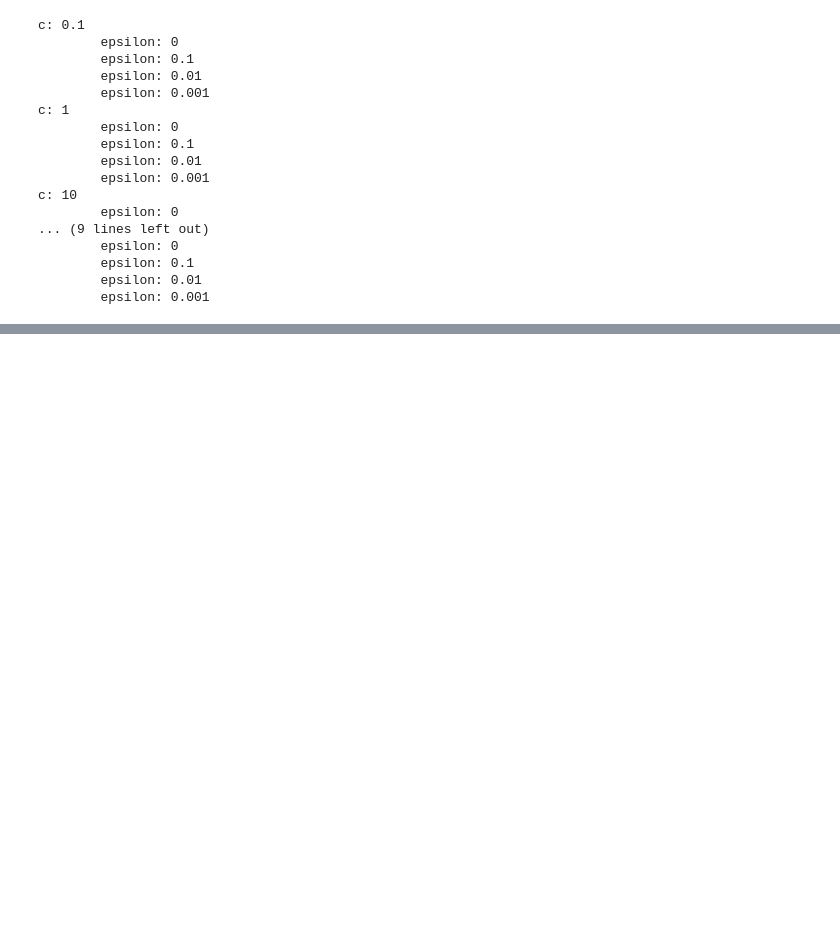
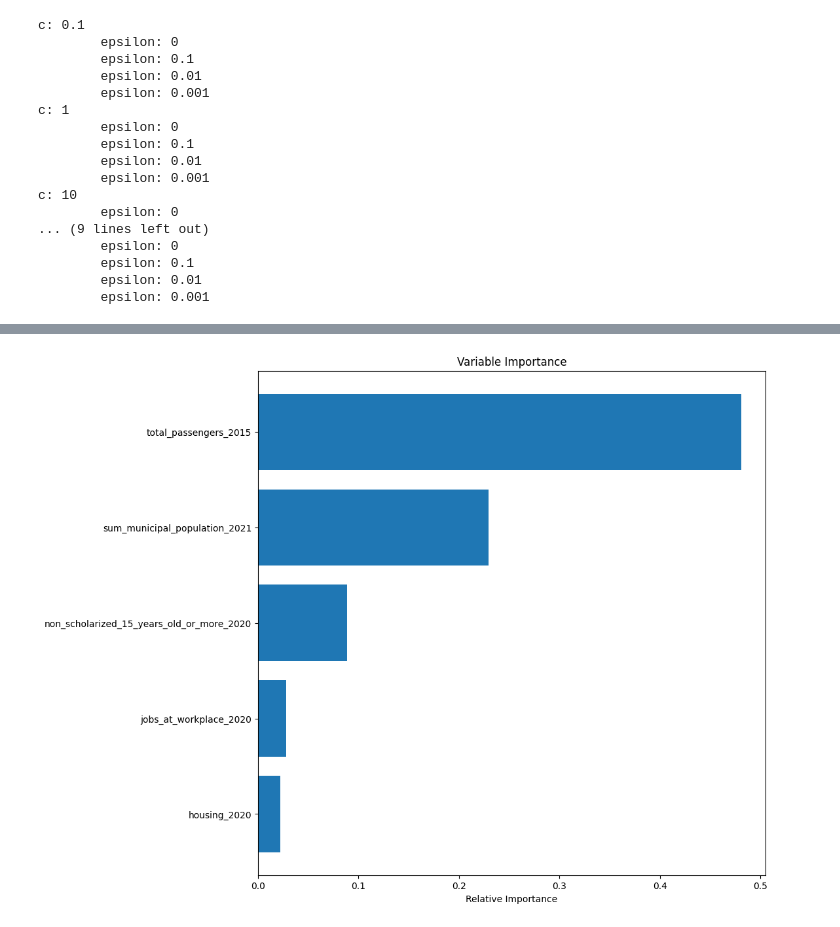
Before and after one commit to pierre-jezegou/fib-ml-project, a Jupyter notebook: models/svm.ipynb, the cells around one changed output, grey strips where cells are left out. Saved outputs shown, nothing was run; the diff lists cells and outputs as text; code cells hidden in the pictures; blank space fills up the shorter version.

```diff
--- a/models/svm.ipynb
+++ b/models/svm.ipynb
@@ -193,0 +169,4 @@ sns.scatterplot(x=y_test_inv.reshape(-1), y=y_pred_inv.reshape(-1))
+# %%
+plot_variable_importance(best_svr, X_train, y_train, 5)
+# %% [output]
+[figure, added]
```
Also changed, not shown: parts of 15 cells of this notebook.
